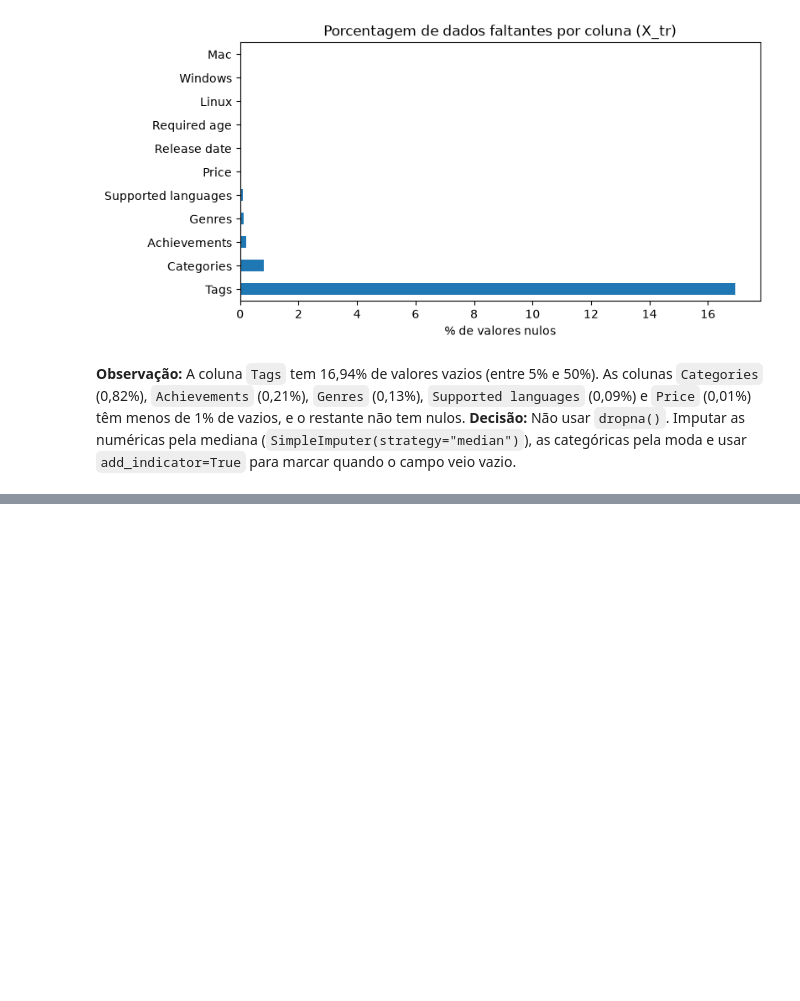
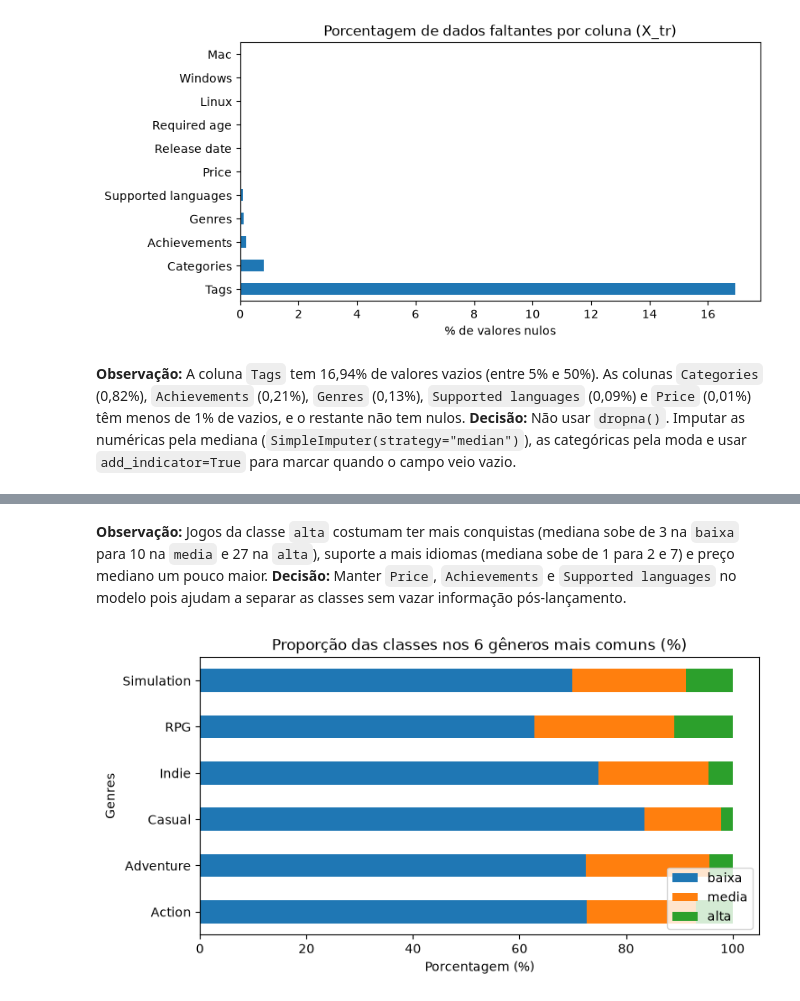
Before and after one commit to KenzoSenna/MeuJogoEBaum, a Jupyter notebook: 01_eda.ipynb, the cells around one changed output, grey strips where cells are left out. Drawn from its saved outputs; the diff is of its cells as text; code cells hidden in the pictures; blank space fills up the shorter version.

```diff
--- a/01_eda.ipynb
+++ b/01_eda.ipynb
@@ -177,0 +254,14 @@ dtype: float64
+# %% [markdown]
+**Observação:** Jogos da classe `alta` costumam ter mais conquistas (mediana sobe de 3 na `baixa` para 10 na `media` e 27 na `alta`), suporte a mais idiomas (mediana sobe de 1 para 2 e 7) e preço mediano um pouco maior.
+**Decisão:** Manter `Price`, `Achievements` e `Supported languages` no modelo pois ajudam a separar as classes sem vazar informação pós-lançamento.
+# %%
+top_generos = df_treino['Genres'].value_counts().head(6).index
+tabela_generos = pd.crosstab(df_treino[df_treino['Genres'].isin(top_generos)]['Genres'], df_treino['alvo'], normalize='index')[['baixa', 'media', 'alta']] * 100
+
+tabela_generos.plot(kind='barh', stacked=True, figsize=(8, 4))
+plt.title('Proporção das classes nos 6 gêneros mais comuns (%)')
+plt.xlabel('Porcentagem (%)')
+plt.legend(loc='lower right')
+plt.show()
+# %% [output]
+[figure, added]
```
Also changed, not shown: parts of 11 cells of this notebook.
